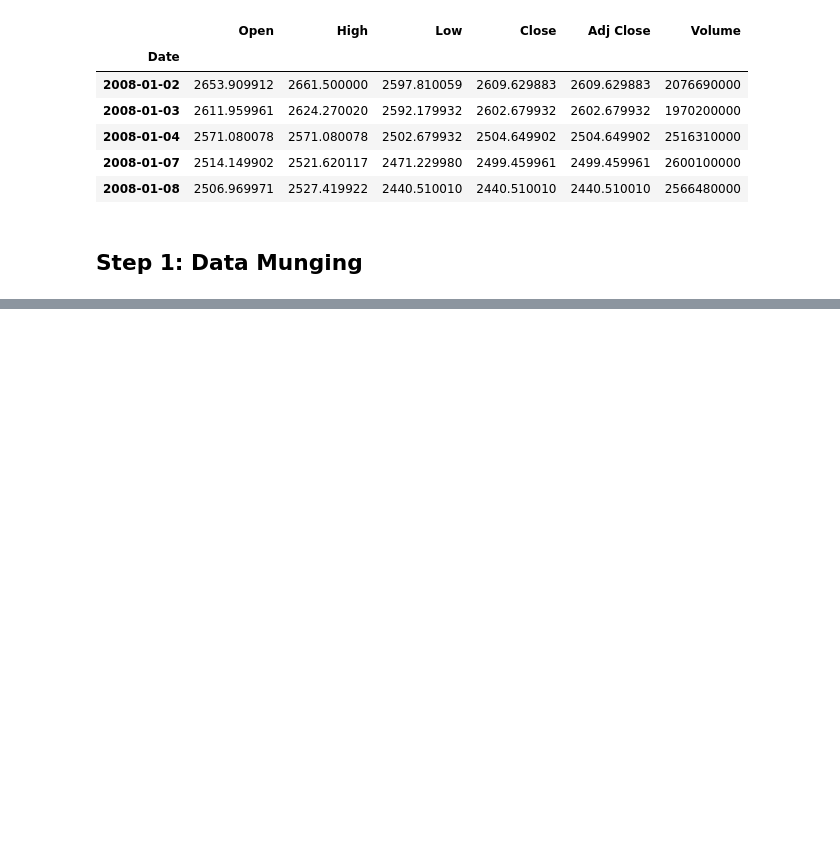
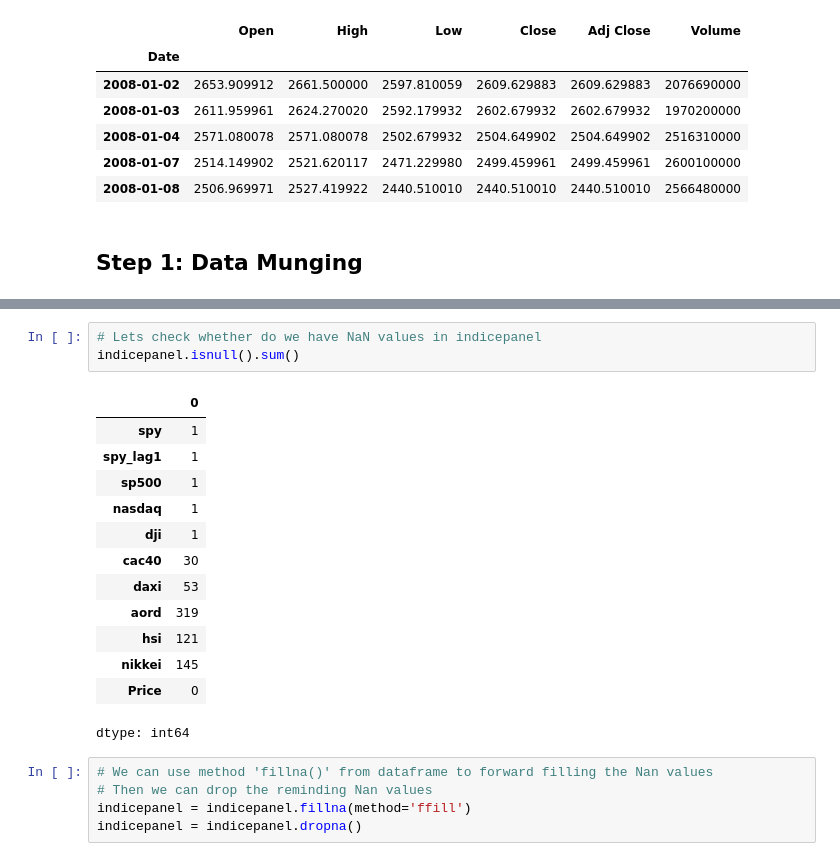
Before and after one commit to JuanD-Silva/Python-and-Statistics-for-Financial-Analysis, a Jupyter notebook: Modulo_4.ipynb, the cells around one changed output, grey strips where cells are left out. Cells and saved outputs as stored; diff of their text form; blank space fills up the shorter version.

```diff
--- a/Modulo_4.ipynb
+++ b/Modulo_4.ipynb
@@ -222,0 +251,22 @@ nasdaq.head()
+# %%
+# Lets check whether do we have NaN values in indicepanel
+indicepanel.isnull().sum()
+# %% [output]
+|  | 0 |
+| spy | 1 |
+| spy_lag1 | 1 |
+| sp500 | 1 |
+| nasdaq | 1 |
+| dji | 1 |
+| cac40 | 30 |
+| daxi | 53 |
+| aord | 319 |
+| hsi | 121 |
+| nikkei | 145 |
+| Price | 0 |
+dtype: int64
+# %%
+# We can use method 'fillna()' from dataframe to forward filling the Nan values
+# Then we can drop the reminding Nan values
+indicepanel = indicepanel.fillna(method='ffill')
+indicepanel = indicepanel.dropna()
```
Also changed, not shown: parts of 5 cells of this notebook.
